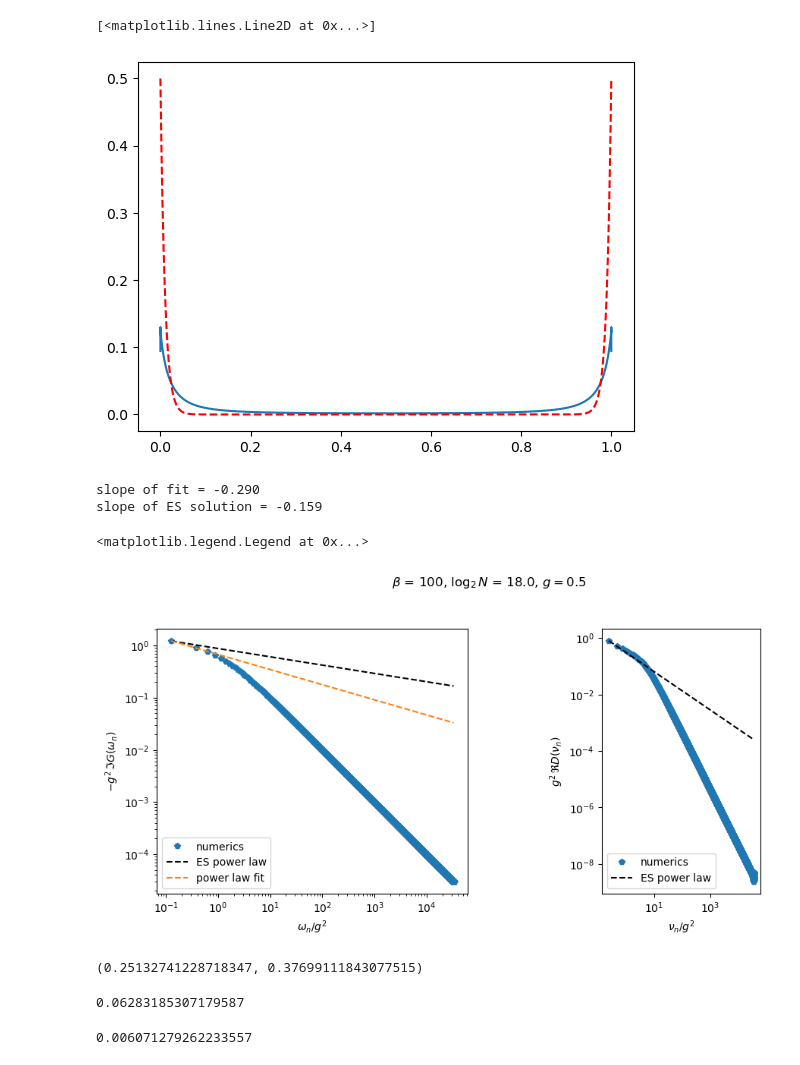
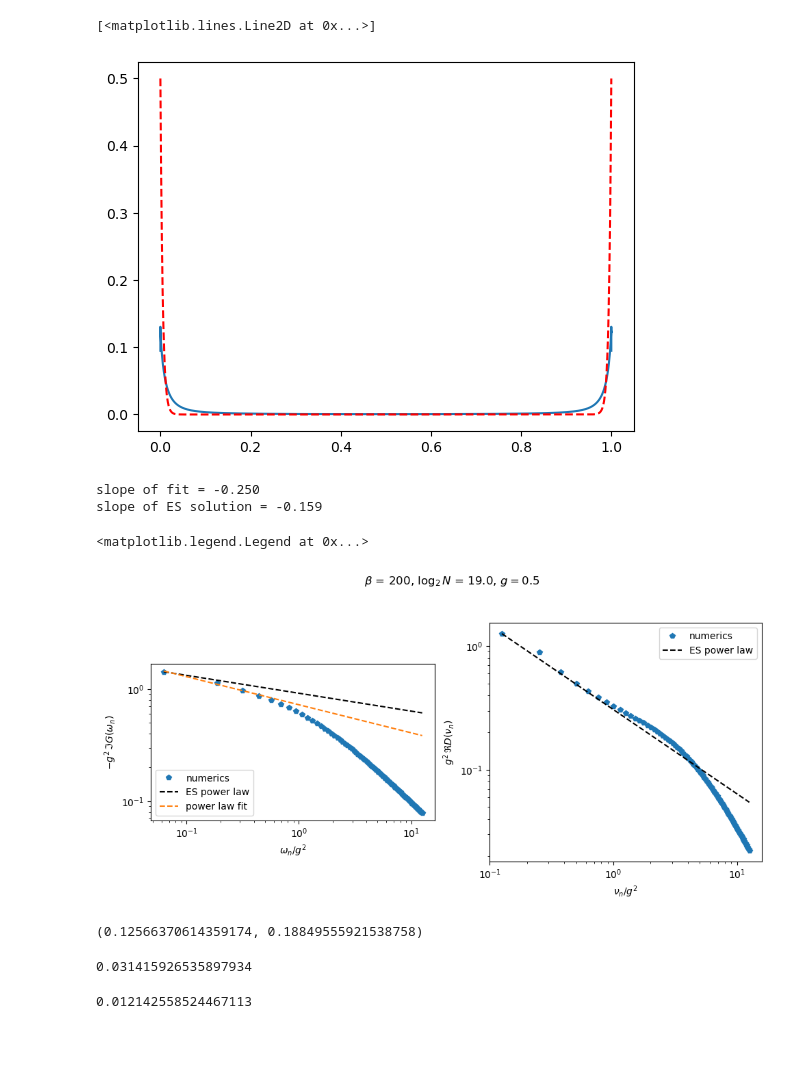
Before and after one commit to aravindhshankar/TwoSidedYSYK, a Jupyter notebook: Metal_Imag_time.ipynb, the cells around one changed output. Cells and saved outputs as stored; diff of their text form; code cells hidden in the pictures.

```diff
--- a/Metal_Imag_time.ipynb
+++ b/Metal_Imag_time.ipynb
@@ -5,10 +5,10 @@ import matplotlib.pyplot as plt
 from matplotlib import rcParams
 from ConformalAnalytical import *
 # %%
-Nbig = int(2**18)
+Nbig = int(2**19)
 err = 1e-3
 
-beta = 100
+beta = 200
 mu = 0.
 g = 0.5
 J = 0.
@@ -64,7 +64,7 @@ while(diff>err):
 
     if itern < 15:
         PiDomega[Nbig//2] = 1.0*r - omegar2
-    #PiDomega[Nbig//2] = 1.0*r - omegar2
+    PiDomega[Nbig//2] = 1.0*r - omegar2
 
     detGmat = (1j*omega - mu - SigmaDomega)**2 - (np.abs(lamb)+SigmaODomega)**2
     detDmat = (nu**2 + r - PiDomega)**2 - (J + PiODomega)**2
@@ -142,10 +142,10 @@ plt.plot(tau/beta,np.real(PiDtau))
 plt.plot(tau/beta,DfreeImagtau(tau,r,beta),'r--')
 # %% [output]
 [<matplotlib.lines.Line2D at 0x...>]
-[figure, old version]
+[figure, new version]
 # %%
-start, stop = Nbig//2, Nbig-1
-startB = Nbig//2 + 1
+start, stop = Nbig//2, Nbig//2 + 100
+startB, stopB = Nbig//2 + 1, Nbig//2 + 101
 delta = 0.420374134464041
 #delta = 0.116902
 alt_delta = 0.116902
@@ -158,11 +158,11 @@ alt_conf_fit_GD = fitGD_val * np.abs(omega/(g**2))**(2*alt_delta - 1)
 
 fitDD_val = np.real(DDomega[startB])*(g**2)
 #fitD_val = np.real(Dconf[startB])
-conf_fit_DD = 1 * np.abs(nu[startB:]/(g**2))**(1-4*delta)
+conf_fit_DD = 1 * np.abs(nu[startB:stopB]/(g**2))**(1-4*delta)
 conf_fit_DD = conf_fit_DD/conf_fit_DD[0] * fitDD_val
 alt_conf_fit_DD = 1 * np.abs(nu[startB:]/(g**2))**(1-4*alt_delta)
 
-fitslice = slice(start, start + 3)
+fitslice = slice(start, start + 4)
 m,c = np.polyfit(np.log(omega[fitslice]/g**2), np.log(-np.imag(GDomega[fitslice])*(g**2)),1)
 print(f'slope of fit = {m:.03f}')
 print(f'slope of ES solution = {(2*delta - 1):.03f}')
@@ -173,9 +173,9 @@ titlestring = r'$\beta$ = ' + str(beta) + r', $\log_2{N}$ = ' + str(np.log2(Nbig
 fig.suptitle(titlestring)
 fig.tight_layout(pad=2)
 
-ax1.loglog(omega[start:]/(g**2), -np.imag(GDomega[start:])*(g**2),'p',label = 'numerics')
-ax1.loglog(omega[start:]/(g**2), conf_fit_GD[start:],'k--',label = 'ES power law')
-ax1.loglog(omega[start:]/(g**2), np.exp(c)*(omega[start:]/(g**2))**m, '--', label = 'power law fit')
+ax1.loglog(omega[start:stop]/(g**2), -np.imag(GDomega[start:stop])*(g**2),'p',label = 'numerics')
+ax1.loglog(omega[start:stop]/(g**2), conf_fit_GD[start:stop],'k--',label = 'ES power law')
+ax1.loglog(omega[start:stop]/(g**2), np.exp(c)*(omega[start:stop]/(g**2))**m, '--', label = 'power law fit')
 #ax1.loglog(omega[start:]/(g**2), -np.imag(Gconf[start:])*(g**2),'m.',label = 'ES solution')
 #ax1.loglog(omega[start:]/(g**2), alt_conf_fit_GD[start:],'g--', label = 'alt power law')
 #ax1.set_xlim(omega[start]/2,omega[start+15])
@@ -184,46 +184,46 @@ ax1.set_xlabel(r'$\omega_n/g^2$')
 ax1.set_ylabel(r'$-g^2\,\Im{G(\omega_n)}$')
 ax1.set_aspect('equal', adjustable='box')
 #ax1.axis('square')
 ax1.legend()
 
 
-ax2.loglog(nu[startB:]/(g**2), np.real(DDomega[startB:])*(g**2),'p',label='numerics')
-ax2.loglog(nu[startB:]/(g**2), conf_fit_DD,'k--',label = 'ES power law')
+ax2.loglog(nu[startB:stopB]/(g**2), np.real(DDomega[startB:stopB])*(g**2),'p',label='numerics')
+ax2.loglog(nu[startB:stopB]/(g**2), conf_fit_DD,'k--',label = 'ES power law')
 #ax2.loglog(nu[startB:]/(g**2), np.real(Dconf[startB:]),'m.',label = 'ES solution')
 #ax2.loglog(nu[startB:]/(g**2), alt_conf_fit_D,'g--', label = 'alt power law')
 #ax2.set_xlim(nu[startB]/2,nu[startB+15])
 #ax2.set_ylim(5e-1,100)
 ax2.set_xlabel(r'$\nu_n/g^2$')
 ax2.set_ylabel(r'$g^2\,\Re{D(\nu_n)}$',labelpad = None)
 ax2.set_aspect('equal', adjustable='box')
 ax2.legend()
 
 
 
 # ax2.loglog(nu[startB:]/(g), np.real(DDomega[startB:])*(g**2),'p',label='numerics')
 # ax2.loglog(nu[startB:]/(g), conf_fit_DD*g,'k--',label = 'ES power law')
 # #ax2.loglog(nu[startB:]/(g**2), np.real(Dconf[startB:]),'m.',label = 'ES solution')
 # #ax2.loglog(nu[startB:]/(g**2), alt_conf_fit_D,'g--', label = 'alt power law')
 # #ax2.set_xlim(nu[startB]/2,nu[startB+15])
 # #ax2.set_ylim(5e-1,100)
 # ax2.set_xlabel(r'$\nu_n/g^2$')
 # ax2.set_ylabel(r'$g^2\,\Re{D(\nu_n)}$',labelpad = None)
 # ax2.set_aspect('equal', adjustable='box')
 # ax2.legend()
 # %% [output]
-slope of fit = -0.290
+slope of fit = -0.250
 slope of ES solution = -0.159
 <matplotlib.legend.Legend at 0x...>
-[figure, old version]
+[figure, new version]
 # %%
 nu[Nbig//2 + 1]/g**2, omega[Nbig//2 + 1]/g**2
 # %% [output]
-(0.25132741228718347, 0.37699111843077515)
+(0.12566370614359174, 0.18849555921538758)
 # %%
 2*np.pi/beta
 # %% [output]
-0.06283185307179587
+0.031415926535897934
 # %%
 beta**2/(2*np.pi*Nbig)
 # %% [output]
-0.006071279262233557
+0.012142558524467113
```
Also changed, not shown: parts of 3 cells of this notebook.
